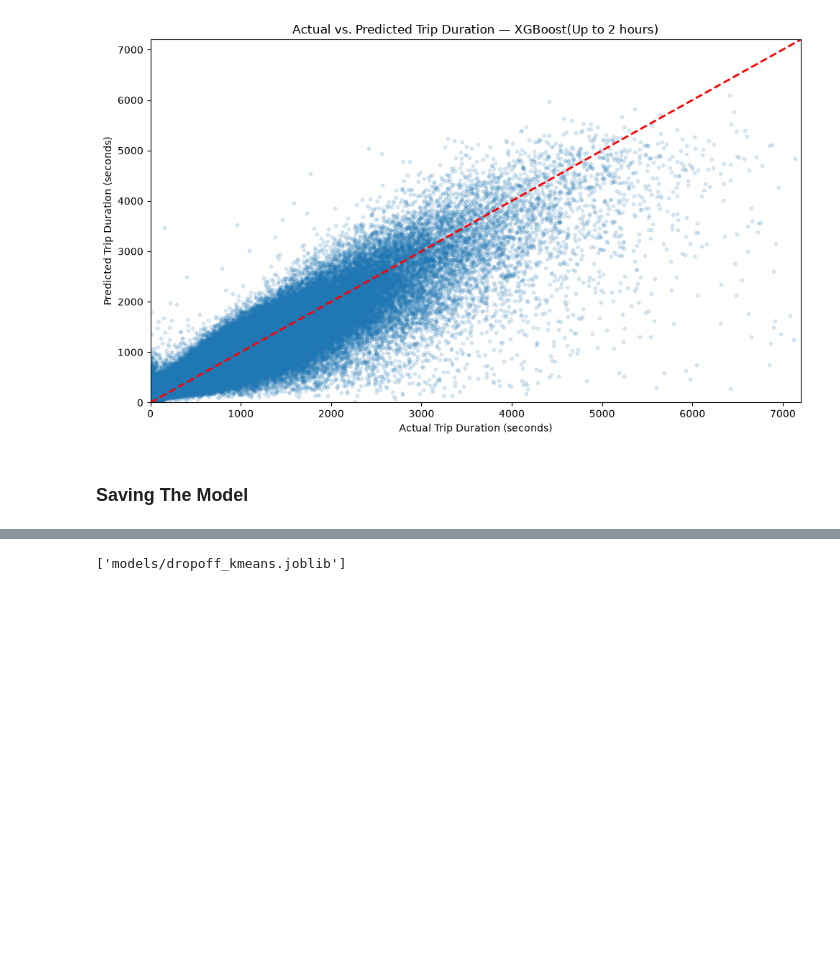
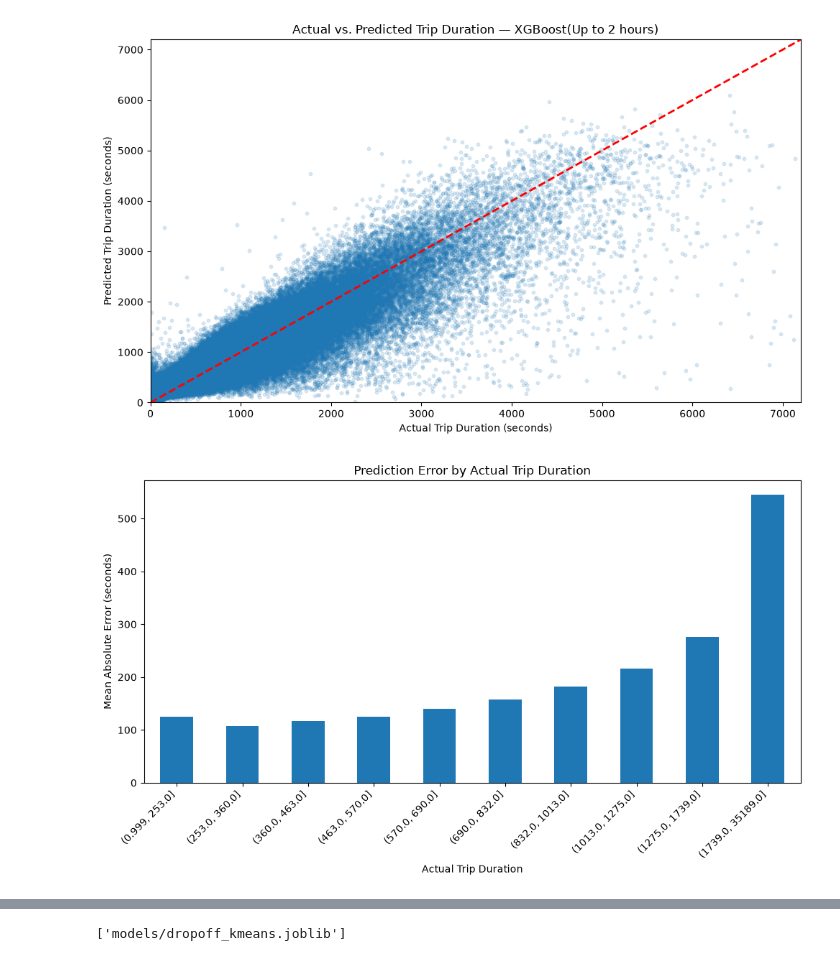
Before and after one commit to niks813/nyc-taxi-trip-duration, a Jupyter notebook: NYC_Trip_duration.ipynb, the cells around one changed output, grey strips where cells are left out. Cells and saved outputs as stored; diff of their text form; code cells hidden in the pictures; blank space fills up the shorter version.

Commit message:
Complete NYC trip duration modeling workflow

```diff
--- a/NYC_Trip_duration.ipynb
+++ b/NYC_Trip_duration.ipynb
@@ -1930,5 +2085,39 @@ plt.tight_layout()
 plt.show()
 # %% [output]
 [figure]
-# %% [markdown]
-### Saving The Model
+# %%
+error_df = pd.DataFrame({
+    'actual_duration' : y_test,
+    'absolute_error' : np.abs(y_test - y_pred_final)
+})
+
+error_df['duration_group'] = pd.qcut(
+    error_df['actual_duration'],
+    q=10,
+    duplicates='drop'
+)
+# %%
+error_by_duration = error_df.groupby(
+    'duration_group',
+    observed=True
+)['absolute_error'].mean()
+# %%
+plt.figure(figsize=(10, 6))
+
+error_by_duration.plot(kind='bar')
+
+plt.title('Prediction Error by Actual Trip Duration')
+plt.xlabel('Actual Trip Duration')
+plt.ylabel('Mean Absolute Error (seconds)')
+plt.xticks(rotation=45, ha='right')
+plt.tight_layout()
+
+plt.savefig(
+    FIGURES_DIR / 'error_by_trip_duration.png',
+    dpi=300,
+    bbox_inches='tight'
+)
+
+plt.show()
+# %% [output]
+[figure, added]
```
Also changed, not shown: parts of 69 cells of this notebook, 11 other files.
